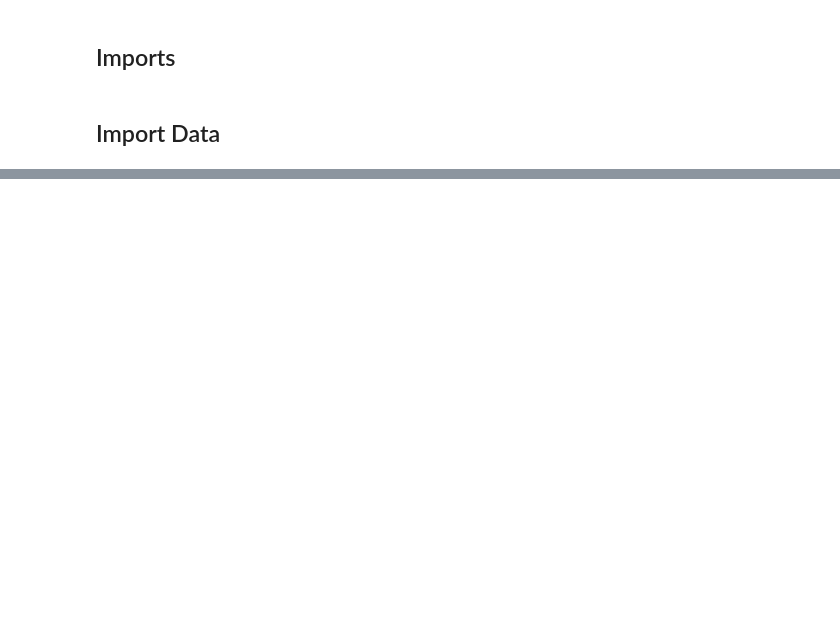
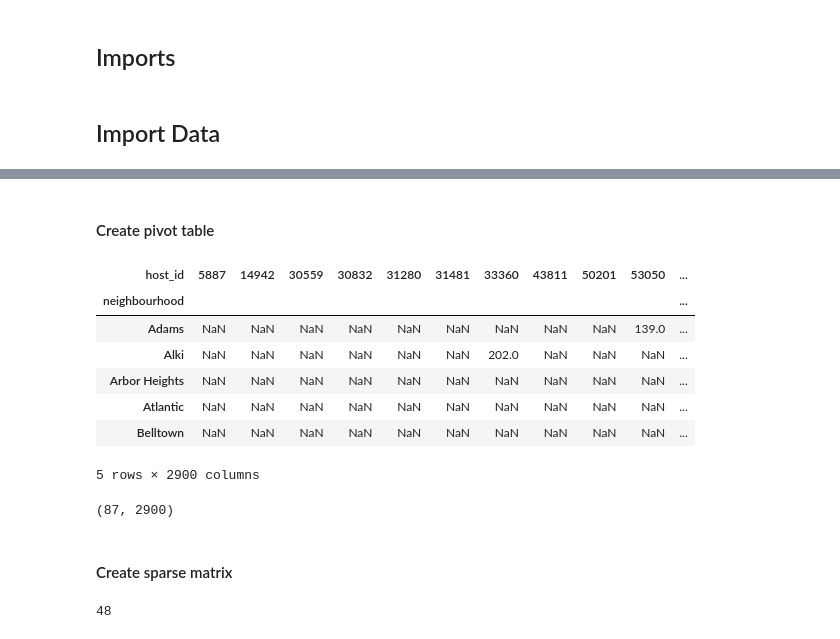
Before and after one commit to AdaNora22/Airbnb-project, a Jupyter notebook: code/Recommendation_system.ipynb, the cells around one changed output, grey strips where cells are left out. Cells and saved outputs as stored; diff of their text form; code cells hidden in the pictures; blank space fills up the shorter version.

Commit message:
adding code for Recommendation System

```diff
--- a/code/Recommendation_system.ipynb
+++ b/code/Recommendation_system.ipynb
@@ -20,0 +83,30 @@
+# %%
+# Define the conditions and corresponding values for each category
+conditions = [
+    data['minimum_nights'] == 1,
+    data['minimum_nights'] == 2,
+    (data['minimum_nights'] > 2) & (data['minimum_nights'] <= 10),
+    (data['minimum_nights'] > 10) & (data['minimum_nights'] < 30),
+    data['minimum_nights'] == 30,
+    (data['minimum_nights'] > 30) & (data['minimum_nights'] < 80),
+    (data['minimum_nights'] > 80) & (data['minimum_nights'] <= 100),
+    (data['minimum_nights'] > 100) & (data['minimum_nights'] <= 170),
+    data['minimum_nights'] > 170
+]
+
+values = [
+    '1 night',
+    '2 nights',
+    '10 or less nights',
+    '11 to 29 nights',
+    '30 nights',
+    '31 to under 2 months',
+    '2 months',
+    'under 6 months (long term)',
+    '6 months or more'
+]
+# %%
+# Apply the conditions and values to create the new column
+data['minimum_nights'] = np.select(conditions, values, default = 'Other')
+
+data['minimum_nights'].value_counts()
@@ -20,0 +130,8 @@
+# %%
+# the goal of the recomendation system is to give recommendations to a future host
+# based on their decired income and availability
+
+# so, create income column
+data['income'] = (365 - data['availability_365']) * data['price']
+
+data.head()
@@ -20,0 +198,21 @@
+# %% [markdown]
+#### Create pivot table
+# %%
+pivot = data.pivot_table(values = 'price', index = 'neighbourhood', columns = 'host_id')
+
+pivot.head()
+# %% [output]
+| host_id | 5887 | 14942 | 30559 | 30832 | 31280 | 31481 | 33360 | 43811 | 50201 | 53050 | ... |
+| neighbourhood |  |  |  |  |  |  |  |  |  |  | ... |
+| Adams | NaN | NaN | NaN | NaN | NaN | NaN | NaN | NaN | NaN | 139.0 | ... |
+| Alki | NaN | NaN | NaN | NaN | NaN | NaN | 202.0 | NaN | NaN | NaN | ... |
+| Arbor Heights | NaN | NaN | NaN | NaN | NaN | NaN | NaN | NaN | NaN | NaN | ... |
+| Atlantic | NaN | NaN | NaN | NaN | NaN | NaN | NaN | NaN | NaN | NaN | ... |
+| Belltown | NaN | NaN | NaN | NaN | NaN | NaN | NaN | NaN | NaN | NaN | ... |
+5 rows × 2900 columns
+# %%
+pivot.shape
+# %% [output]
+(87, 2900)
+# %% [markdown]
+#### Create sparse matrix
@@ -20,0 +221,4 @@
+# %%
+sys.getsizeof(non_zero_sparse)
+# %% [output]
+48
```
Also changed, not shown: parts of 50 cells of this notebook.
